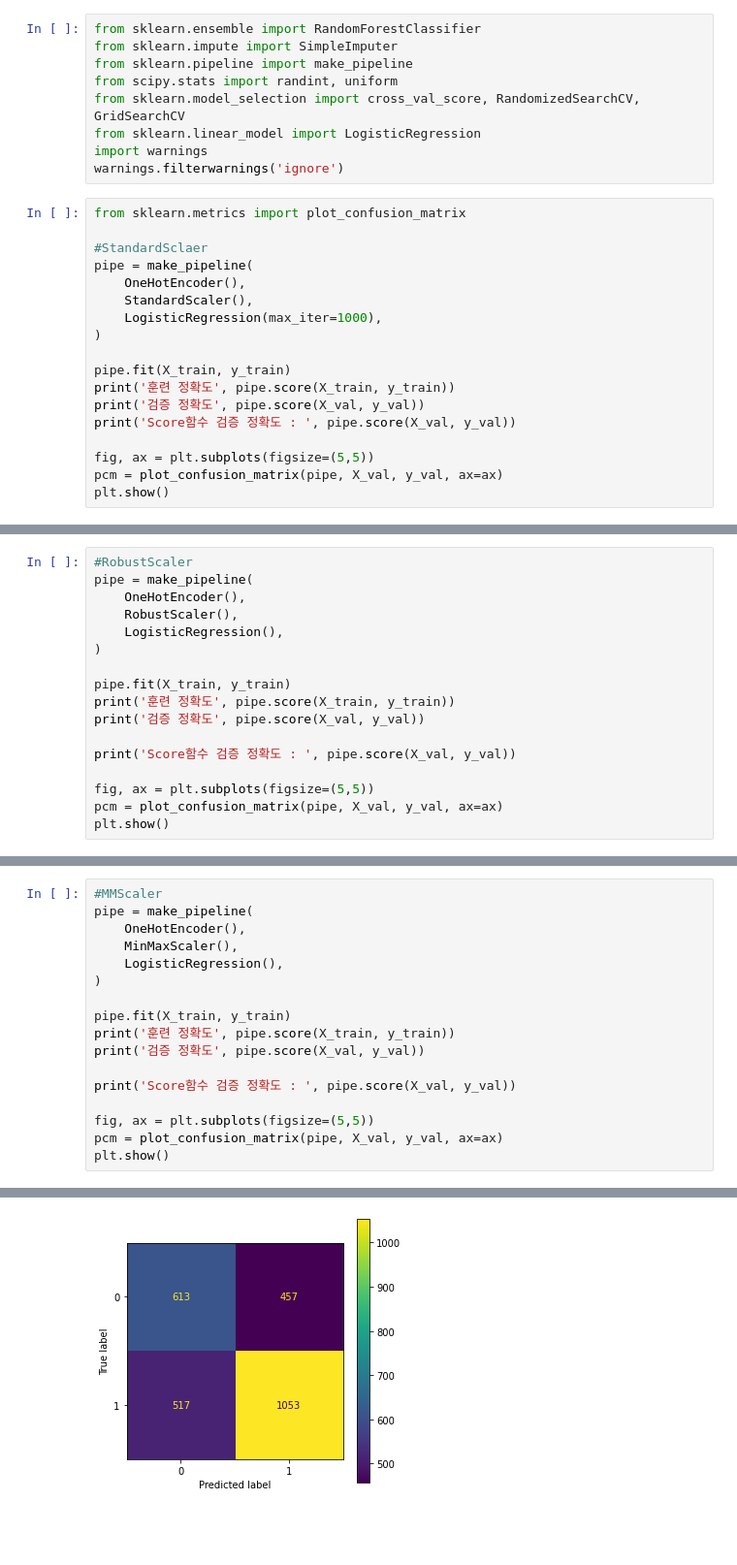
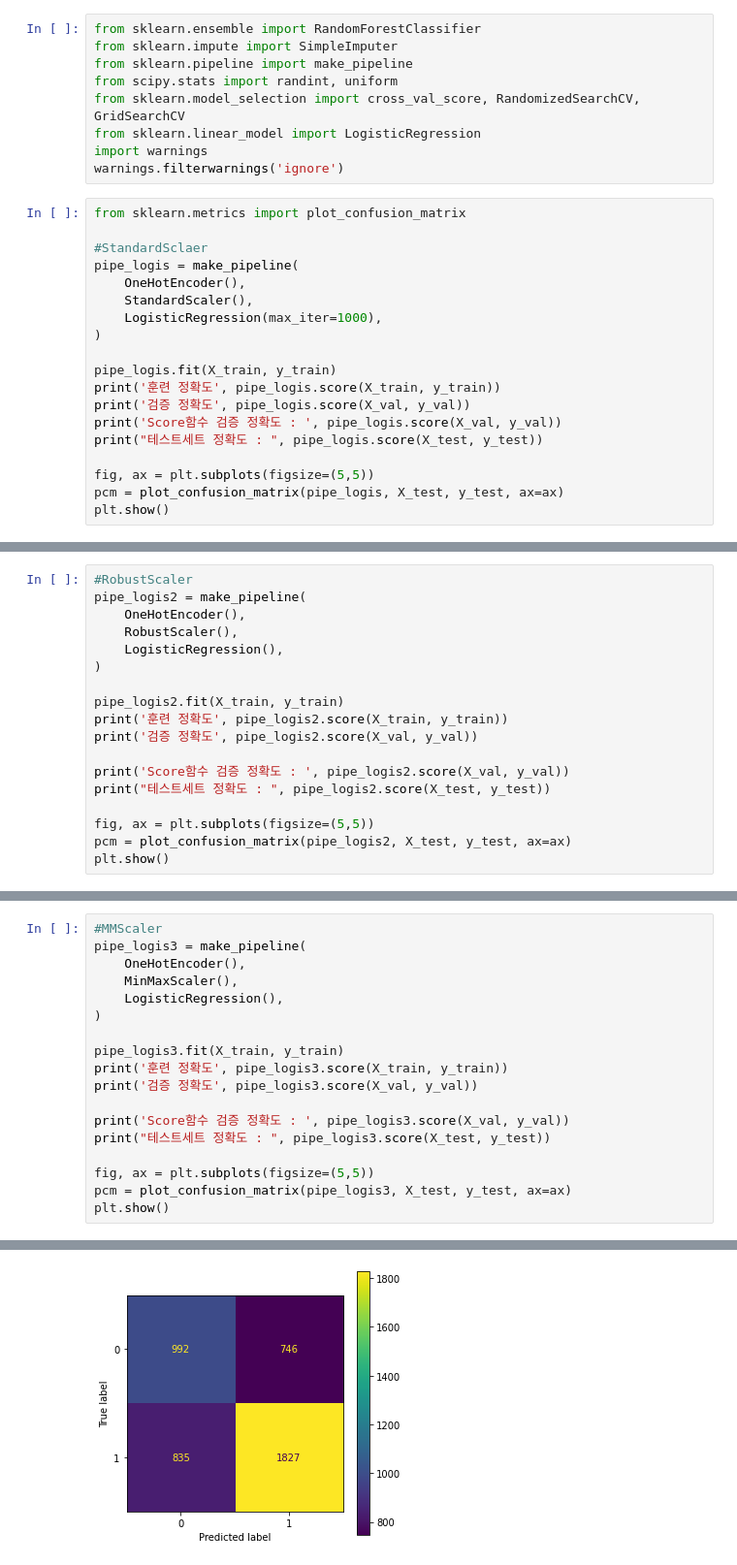
Before and after one commit to giyuntf2/KBDB_Project, a Jupyter notebook: KBDB.ipynb, the cells around one changed output, grey strips where cells are left out. Shown at 97% size. Drawn from its saved outputs; the diff is of its cells as text; blank space fills up the shorter version.

```diff
--- a/KBDB.ipynb
+++ b/KBDB.ipynb
@@ -549,19 +569,20 @@ warnings.filterwarnings('ignore')
 from sklearn.metrics import plot_confusion_matrix
 
 #StandardSclaer
-pipe = make_pipeline(
+pipe_logis = make_pipeline(
     OneHotEncoder(),
     StandardScaler(),
     LogisticRegression(max_iter=1000),
 )
 
-pipe.fit(X_train, y_train)
-print('훈련 정확도', pipe.score(X_train, y_train))
-print('검증 정확도', pipe.score(X_val, y_val))
-print('Score함수 검증 정확도 : ', pipe.score(X_val, y_val))
+pipe_logis.fit(X_train, y_train)
+print('훈련 정확도', pipe_logis.score(X_train, y_train))
+print('검증 정확도', pipe_logis.score(X_val, y_val))
+print('Score함수 검증 정확도 : ', pipe_logis.score(X_val, y_val))
+print("테스트세트 정확도 : ", pipe_logis.score(X_test, y_test))
 
 fig, ax = plt.subplots(figsize=(5,5))
-pcm = plot_confusion_matrix(pipe, X_val, y_val, ax=ax)
+pcm = plot_confusion_matrix(pipe_logis, X_test, y_test, ax=ax)
 plt.show()
 # %% [output]
 훈련 정확도 0.650416771912099
@@ -571,19 +593,20 @@ Score함수 검증 정확도 :  0.6333333333333333
 # %%
 #RobustScaler
-pipe = make_pipeline(
+pipe_logis2 = make_pipeline(
     OneHotEncoder(),
     RobustScaler(),
     LogisticRegression(),
 )
 
-pipe.fit(X_train, y_train)
-print('훈련 정확도', pipe.score(X_train, y_train))
-print('검증 정확도', pipe.score(X_val, y_val))
+pipe_logis2.fit(X_train, y_train)
+print('훈련 정확도', pipe_logis2.score(X_train, y_train))
+print('검증 정확도', pipe_logis2.score(X_val, y_val))
 
-print('Score함수 검증 정확도 : ', pipe.score(X_val, y_val))
+print('Score함수 검증 정확도 : ', pipe_logis2.score(X_val, y_val))
+print("테스트세트 정확도 : ", pipe_logis2.score(X_test, y_test))
 
 fig, ax = plt.subplots(figsize=(5,5))
-pcm = plot_confusion_matrix(pipe, X_val, y_val, ax=ax)
+pcm = plot_confusion_matrix(pipe_logis2, X_test, y_test, ax=ax)
 plt.show()
 # %% [output]
 훈련 정확도 0.6506693609497348
@@ -593,19 +617,20 @@ Score함수 검증 정확도 :  0.634090909090909
 # %%
 #MMScaler
-pipe = make_pipeline(
+pipe_logis3 = make_pipeline(
     OneHotEncoder(),
     MinMaxScaler(),
     LogisticRegression(),
 )
 
-pipe.fit(X_train, y_train)
-print('훈련 정확도', pipe.score(X_train, y_train))
-print('검증 정확도', pipe.score(X_val, y_val))
+pipe_logis3.fit(X_train, y_train)
+print('훈련 정확도', pipe_logis3.score(X_train, y_train))
+print('검증 정확도', pipe_logis3.score(X_val, y_val))
 
-print('Score함수 검증 정확도 : ', pipe.score(X_val, y_val))
+print('Score함수 검증 정확도 : ', pipe_logis3.score(X_val, y_val))
+print("테스트세트 정확도 : ", pipe_logis3.score(X_test, y_test))
 
 fig, ax = plt.subplots(figsize=(5,5))
-pcm = plot_confusion_matrix(pipe, X_val, y_val, ax=ax)
+pcm = plot_confusion_matrix(pipe_logis3, X_test, y_test, ax=ax)
 plt.show()
 # %% [output]
 훈련 정확도 0.6511745390250063
@@ -614 +640 @@ Score함수 검증 정확도 :  0.6310606060606061
-[figure, old version]
+[figure, new version]
```
Also changed, not shown: parts of 43 cells of this notebook.
